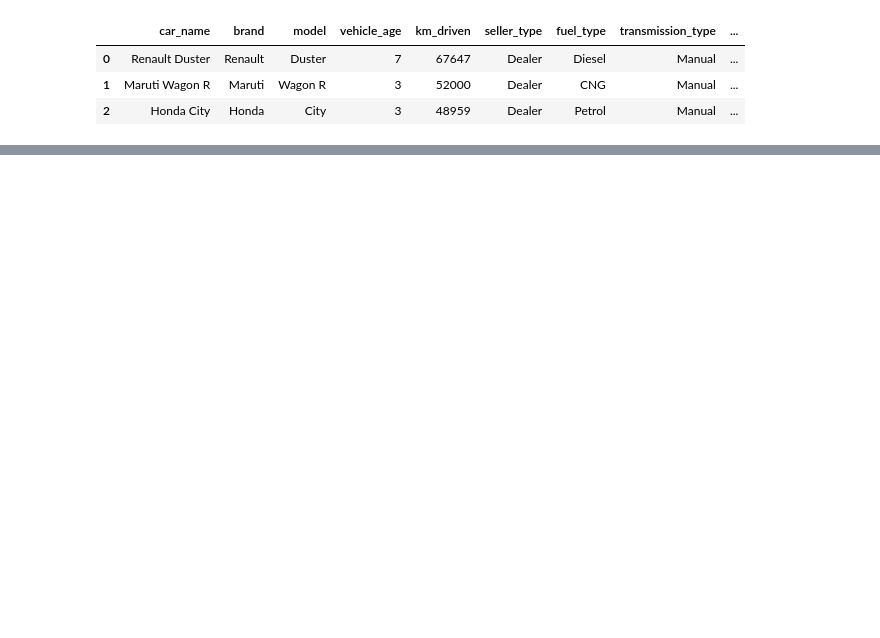
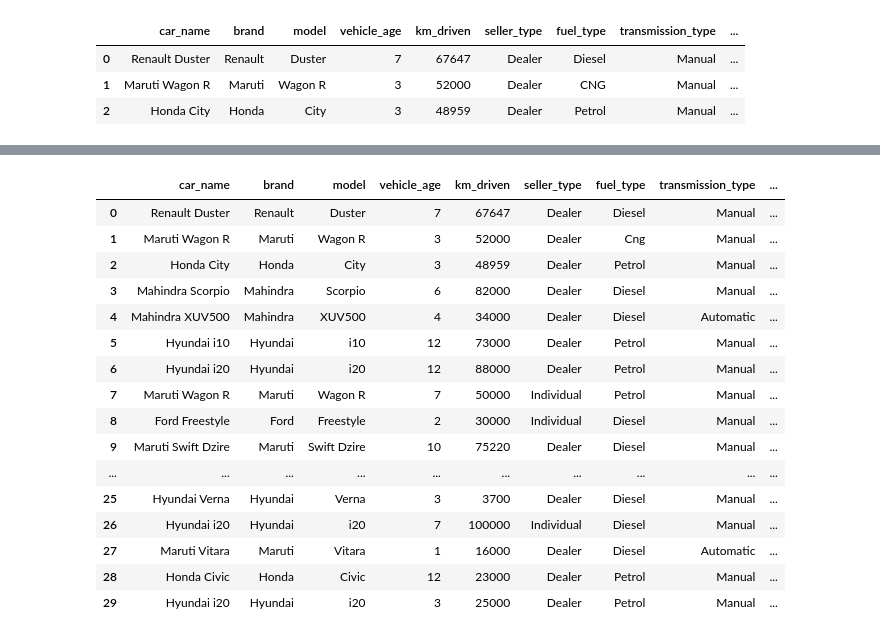
Before and after one commit to VeenaKodimala/Certificate-Program-in-AIML-IIT-Patna, a Jupyter notebook: MODULE 2 - CLASSICAL ML/Handling Real world messy data/Data Exploration.ipynb, the cells around one changed output, grey strips where cells are left out. Cells and saved outputs as stored; diff of their text form; code cells hidden in the pictures; blank space fills up the shorter version.

Commit message:
data analysis on the module-2 dataframe

```diff
--- a/MODULE 2 - CLASSICAL ML/Handling Real world messy data/Data Exploration.ipynb
+++ b/MODULE 2 - CLASSICAL ML/Handling Real world messy data/Data Exploration.ipynb
@@ -214,0 +213,4 @@ Name: count, dtype: int64
+# %%
+#TRrim the fuel_type field and then make the frst letter capital using str.title() method.
+df['fuel_type'] = df['fuel_type'].str.strip().str.title()
+df['fuel_type'].unique()
@@ -214,0 +231,3 @@ Name: count, dtype: int64
+# %%
+df['seller_type'] = df['seller_type'].str.strip().str.title()
+df['seller_type'].unique()
@@ -214,0 +239,9 @@ Name: count, dtype: int64
+# %%
+#Fixing the type errros manually. If there is large amount of data, then we have to with Regex.
+typo_map = {"Individul":"Individual","Individuall":"Individual","Delaer":"Dealer"}
+
+df['seller_type'] = df['seller_type'].replace(typo_map)
+
+print(df['seller_type'].unique())
+
+print(df['seller_type'].value_counts())
@@ -214,0 +282,24 @@ Name: count, dtype: int64
+# %%
+#Clean the column - strip
+df['km_driven'] = df['km_driven'].str.strip()
+#Replace everything, except numbers, with ''. This time we are doing by regex.
+df['km_driven'] = df['km_driven'].replace(r"[^0-9]","",regex=True)
+df.head(30)
+# %% [output]
+|  | car_name | brand | model | vehicle_age | km_driven | seller_type | fuel_type | transmission_type | ... |
+| 0 | Renault Duster | Renault | Duster | 7 | 67647 | Dealer | Diesel | Manual | ... |
+| 1 | Maruti Wagon R | Maruti | Wagon R | 3 | 52000 | Dealer | Cng | Manual | ... |
+| 2 | Honda City | Honda | City | 3 | 48959 | Dealer | Petrol | Manual | ... |
+| 3 | Mahindra Scorpio | Mahindra | Scorpio | 6 | 82000 | Dealer | Diesel | Manual | ... |
+| 4 | Mahindra XUV500 | Mahindra | XUV500 | 4 | 34000 | Dealer | Diesel | Automatic | ... |
+| 5 | Hyundai i10 | Hyundai | i10 | 12 | 73000 | Dealer | Petrol | Manual | ... |
+| 6 | Hyundai i20 | Hyundai | i20 | 12 | 88000 | Dealer | Petrol | Manual | ... |
+| 7 | Maruti Wagon R | Maruti | Wagon R | 7 | 50000 | Individual | Petrol | Manual | ... |
+| 8 | Ford Freestyle | Ford | Freestyle | 2 | 30000 | Individual | Diesel | Manual | ... |
+| 9 | Maruti Swift Dzire | Maruti | Swift Dzire | 10 | 75220 | Dealer | Diesel | Manual | ... |
+| ... | ... | ... | ... | ... | ... | ... | ... | ... | ... |
+| 25 | Hyundai Verna | Hyundai | Verna | 3 | 3700 | Dealer | Diesel | Manual | ... |
+| 26 | Hyundai i20 | Hyundai | i20 | 7 | 100000 | Individual | Diesel | Manual | ... |
+| 27 | Maruti Vitara | Maruti | Vitara | 1 | 16000 | Dealer | Diesel | Automatic | ... |
+| 28 | Honda Civic | Honda | Civic | 12 | 23000 | Dealer | Petrol | Manual | ... |
+| 29 | Hyundai i20 | Hyundai | i20 | 3 | 25000 | Dealer | Petrol | Manual | ... |
```
Also changed, not shown: parts of 15 cells of this notebook.
